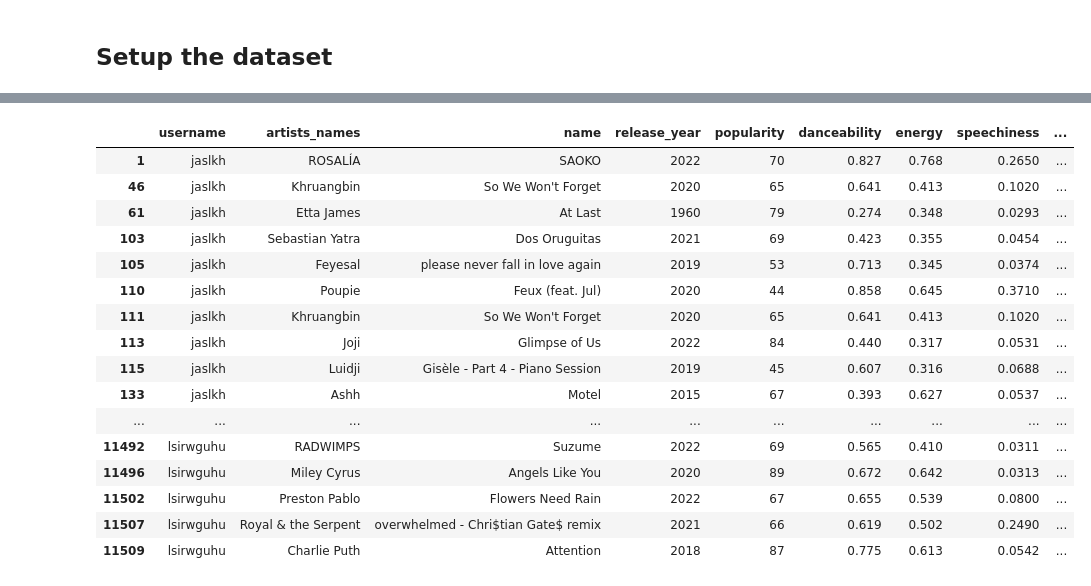
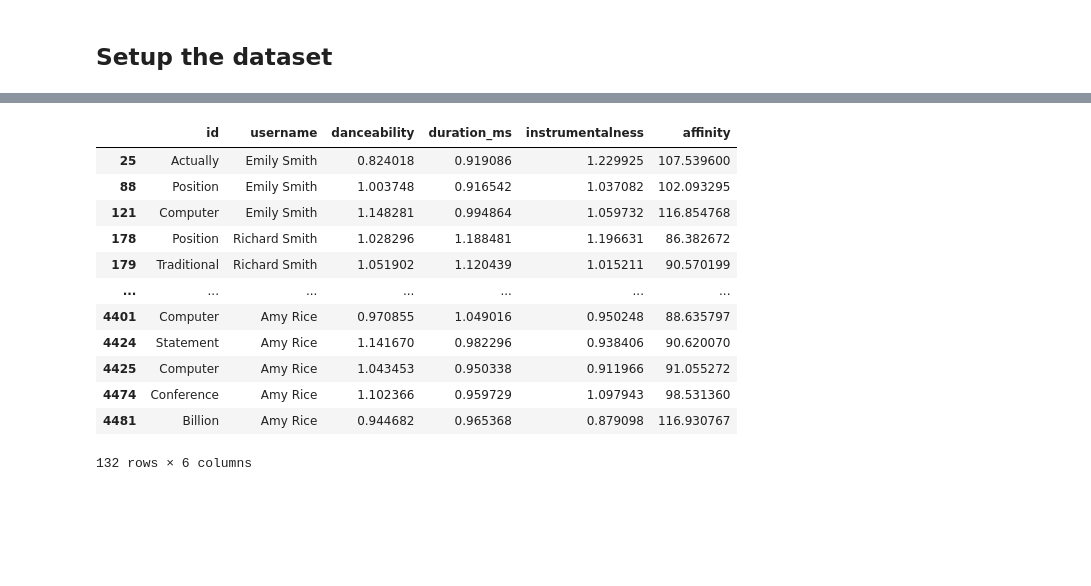
Before and after one commit to owengombas/spotify-recommender, a Jupyter notebook: recommender_logistic_mf.ipynb, the cells around one changed output, grey strips where cells are left out. Saved outputs shown, nothing was run; the diff lists cells and outputs as text; code cells hidden in the pictures; blank space fills up the shorter version.

Commit message:
Artificial data generator

```diff
--- a/recommender_logistic_mf.ipynb
+++ b/recommender_logistic_mf.ipynb
@@ -100,0 +114,2 @@ df_matrix_mf["affinity"] *= 100
+# %%
+df_matrix_mf = pd.read_csv(os.path.join(data_path.DATA_PATH, "artificial_data.csv"), index_col=0)
@@ -154,35 +150,31 @@ Epoch 9991: loss = 1188.3359375, MPR = 0.0460737943649292
 # %%
-lmf.save("models", "lmf_all_types_100")
-lmf = LogisticMatrixFactorization.load(os.path.join("models", "lmf_all_types_100.pt"))
+lmf.save("models", "lmf")
+lmf = LogisticMatrixFactorization.load(os.path.join("models", "lmf.pt"))
 # %%
 px.line(x=range(len(lmf.losses)), y=lmf.losses.cpu(), title="Loss").show()
 px.line(x=range(len(lmf.mprs)), y=lmf.mprs.cpu(), title="MPRS").show()
 # %%
-user_id = matrix_mf.usernames_to_ids(["michelle"])[0]
+user_id = matrix_mf.usernames_to_ids(["Joshua Burke"])[0]
 
 # Get the top 10 recommendations for the user
 top_10_ids, top_10_ids_scores = lmf.recommend(user_id, top_k=20, filter_user_items=True)
 
 # Get the top 10 recommendations for the user
-matrix_mf.items_ids_to_df(top_10_ids)[spoti.PRETTY_PRINT_FEATURES]
+matrix_mf.item_ids_to_df(top_10_ids)
 # %% [output]
-|  | username | artists_names | name | release_year | popularity | danceability | energy | speechiness | ... |
-| 1 | jaslkh | ROSALÍA | SAOKO | 2022 | 70 | 0.827 | 0.768 | 0.2650 | ... |
-| 46 | jaslkh | Khruangbin | So We Won't Forget | 2020 | 65 | 0.641 | 0.413 | 0.1020 | ... |
-| 61 | jaslkh | Etta James | At Last | 1960 | 79 | 0.274 | 0.348 | 0.0293 | ... |
-| 103 | jaslkh | Sebastian Yatra | Dos Oruguitas | 2021 | 69 | 0.423 | 0.355 | 0.0454 | ... |
-| 105 | jaslkh | Feyesal | please never fall in love again | 2019 | 53 | 0.713 | 0.345 | 0.0374 | ... |
-| 110 | jaslkh | Poupie | Feux (feat. Jul) | 2020 | 44 | 0.858 | 0.645 | 0.3710 | ... |
-| 111 | jaslkh | Khruangbin | So We Won't Forget | 2020 | 65 | 0.641 | 0.413 | 0.1020 | ... |
-| 113 | jaslkh | Joji | Glimpse of Us | 2022 | 84 | 0.440 | 0.317 | 0.0531 | ... |
-| 115 | jaslkh | Luidji | Gisèle - Part 4 - Piano Session | 2019 | 45 | 0.607 | 0.316 | 0.0688 | ... |
-| 133 | jaslkh | Ashh | Motel | 2015 | 67 | 0.393 | 0.627 | 0.0537 | ... |
-| ... | ... | ... | ... | ... | ... | ... | ... | ... | ... |
-| 11492 | lsirwguhu | RADWIMPS | Suzume | 2022 | 69 | 0.565 | 0.410 | 0.0311 | ... |
-| 11496 | lsirwguhu | Miley Cyrus | Angels Like You | 2020 | 89 | 0.672 | 0.642 | 0.0313 | ... |
-| 11502 | lsirwguhu | Preston Pablo | Flowers Need Rain | 2022 | 67 | 0.655 | 0.539 | 0.0800 | ... |
-| 11507 | lsirwguhu | Royal & the Serpent | overwhelmed - Chri$tian Gate$ remix | 2021 | 66 | 0.619 | 0.502 | 0.2490 | ... |
-| 11509 | lsirwguhu | Charlie Puth | Attention | 2018 | 87 | 0.775 | 0.613 | 0.0542 | ... |
+|  | id | username | danceability | duration_ms | instrumentalness | affinity |
+| 25 | Actually | Emily Smith | 0.824018 | 0.919086 | 1.229925 | 107.539600 |
+| 88 | Position | Emily Smith | 1.003748 | 0.916542 | 1.037082 | 102.093295 |
+| 121 | Computer | Emily Smith | 1.148281 | 0.994864 | 1.059732 | 116.854768 |
+| 178 | Position | Richard Smith | 1.028296 | 1.188481 | 1.196631 | 86.382672 |
+| 179 | Traditional | Richard Smith | 1.051902 | 1.120439 | 1.015211 | 90.570199 |
+| ... | ... | ... | ... | ... | ... | ... |
+| 4401 | Computer | Amy Rice | 0.970855 | 1.049016 | 0.950248 | 88.635797 |
+| 4424 | Statement | Amy Rice | 1.141670 | 0.982296 | 0.938406 | 90.620070 |
+| 4425 | Computer | Amy Rice | 1.043453 | 0.950338 | 0.911966 | 91.055272 |
+| 4474 | Conference | Amy Rice | 1.102366 | 0.959729 | 1.097943 | 98.531360 |
+| 4481 | Billion | Amy Rice | 0.944682 | 0.965368 | 0.879098 | 116.930767 |
+132 rows × 6 columns
 # %%
 if lmf.num_factors <= 3:
     df_tracks = df_matrix_mf.copy()
```
Also changed, not shown: parts of 7 cells of this notebook, 11 other files.
